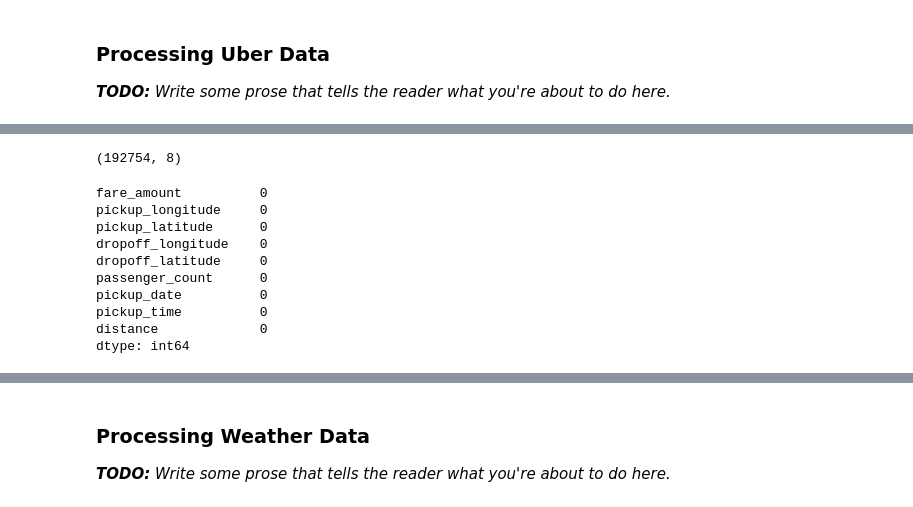
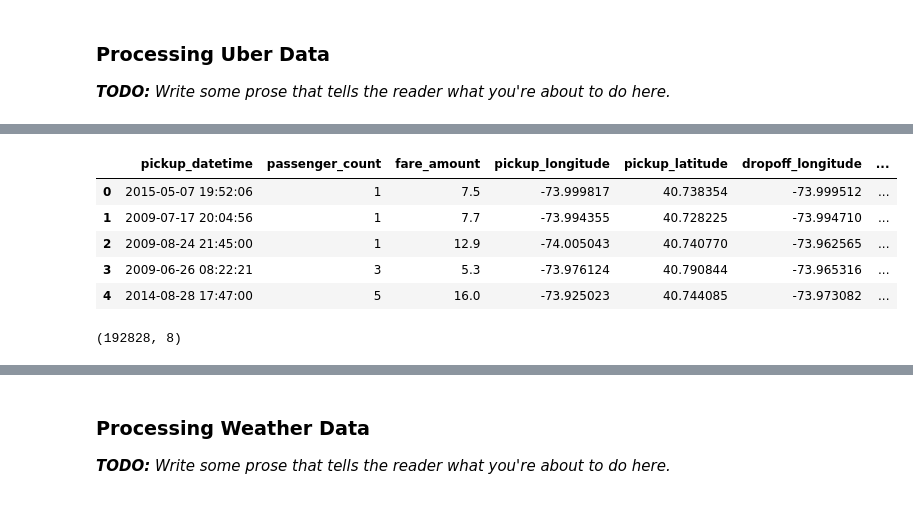
Before and after one commit to zhang-yixin912/4501_final_project, a Jupyter notebook: 4501_Final_Project.ipynb, the cells around one changed output, grey strips where cells are left out. Cells and saved outputs as stored; diff of their text form; code cells hidden in the pictures.

```diff
--- a/4501_Final_Project.ipynb
+++ b/4501_Final_Project.ipynb
@@ -226,35 +296,39 @@ def get_and_clean_taxi_data():
 _**TODO:** Write some prose that tells the reader what you're about to do here._
 # %%
 def load_and_clean_uber_data(csv_file):
-    file = pd.read_csv(csv_file)
+    df = pd.read_csv(csv_file)
 
     # drop OTC in datetime
-    new = file["pickup_datetime"].str.split(" ", n = 2, expand = True)
-    file["pickup_datetime"] = new[0] + " " + new[1]
+    new = df["pickup_datetime"].str.split(" ", n = 2, expand = True)
+    df["pickup_datetime"] = new[0] + " " + new[1]
 
     # convert to datetime
-    file["pickup_datetime"] = pd.to_datetime(file["pickup_datetime"])
+    df["pickup_datetime"] = pd.to_datetime(df["pickup_datetime"])
 
     # remove trips out side the designated coordbox (40.560445, -74.242330) and (40.908524, -73.717047)
-    file = file[(file["pickup_latitude"] >= 40.560445) & (file["pickup_latitude"] <= 40.908524)]
-    file = file[(file["pickup_longitude"] >= -74.242330) & (file["pickup_longitude"] <= -73.717047)]
-    file = file[(file["dropoff_latitude"] >= 40.560445) & (file["dropoff_latitude"] <= 40.908524)]
-    file = file[(file["dropoff_longitude"] >= -74.242330) & (file["dropoff_longitude"] <= -73.717047)]
+    df = df[(df["pickup_latitude"] >= 40.560445) & (df["pickup_latitude"] <= 40.908524)]
+    df = df[(df["pickup_longitude"] >= -74.242330) & (df["pickup_longitude"] <= -73.717047)]
+    df = df[(df["dropoff_latitude"] >= 40.560445) & (df["dropoff_latitude"] <= 40.908524)]
+    df = df[(df["dropoff_longitude"] >= -74.242330) & (df["dropoff_longitude"] <= -73.717047)]
 
     # drop 0 passenger trips
-    file = file[file["passenger_count"] != 0]
+    df = df[df["passenger_count"] != 0]
 
     # drop trips with no fare
-    file = file[file["fare_amount"] != 0]
+    df = df[df["fare_amount"] != 0]
 
     # drop trips with no distance between dropoff and pickup
-    file = file[(file["pickup_latitude"] != file["dropoff_latitude"])
-                & (file["pickup_longitude"] != file["dropoff_longitude"])]
+    df = df[(df["pickup_latitude"] != df["dropoff_latitude"]) | (df["pickup_longitude"] != df["dropoff_longitude"])]
 
     # drop unnecessary columns
-    file.drop(['Unnamed: 0', 'key'], axis=1, inplace=True)
+    df.drop(['Unnamed: 0', 'key'], axis=1, inplace=True)
 
-    return file
+    # change column order in accordance with taxi data
+    column_order = ['pickup_datetime', 'passenger_count', 'fare_amount', 'pickup_longitude',
+                    'pickup_latitude', 'dropoff_longitude', 'dropoff_latitude']
+    df = df[column_order]
+
+    return df
 # %%
 def get_uber_data():
     uber_dataframe = load_and_clean_uber_data(UBER_CSV)
@@ -275,18 +338,17 @@ uber_data.head()
-# %%
-uber_data.shape
-# %% [output]
-(192754, 8)
-# %%
-# check nan values
-uber_data.isna().sum()
-# %% [output]
-fare_amount          0
-pickup_longitude     0
-pickup_latitude      0
-dropoff_longitude    0
-dropoff_latitude     0
-passenger_count      0
-pickup_date          0
-pickup_time          0
-distance             0
-dtype: int64
+# %%
+uber_dataframe = load_and_clean_uber_data(UBER_CSV)
+uber_data = get_uber_data()
+avg_mon_sample = int(len(uber_data) / (12 * 6 + 6))
+uber_data.head()
+# %% [output]
+|  | pickup_datetime | passenger_count | fare_amount | pickup_longitude | pickup_latitude | dropoff_longitude | ... |
+| 0 | 2015-05-07 19:52:06 | 1 | 7.5 | -73.999817 | 40.738354 | -73.999512 | ... |
+| 1 | 2009-07-17 20:04:56 | 1 | 7.7 | -73.994355 | 40.728225 | -73.994710 | ... |
+| 2 | 2009-08-24 21:45:00 | 1 | 12.9 | -74.005043 | 40.740770 | -73.962565 | ... |
+| 3 | 2009-06-26 08:22:21 | 3 | 5.3 | -73.976124 | 40.790844 | -73.965316 | ... |
+| 4 | 2014-08-28 17:47:00 | 5 | 16.0 | -73.925023 | 40.744085 | -73.973082 | ... |
+# %%
+# check uber data shape, can be deleted
+uber_data.shape
+# %% [output]
+(192828, 8)
```
Also changed, not shown: parts of 54 cells of this notebook.
